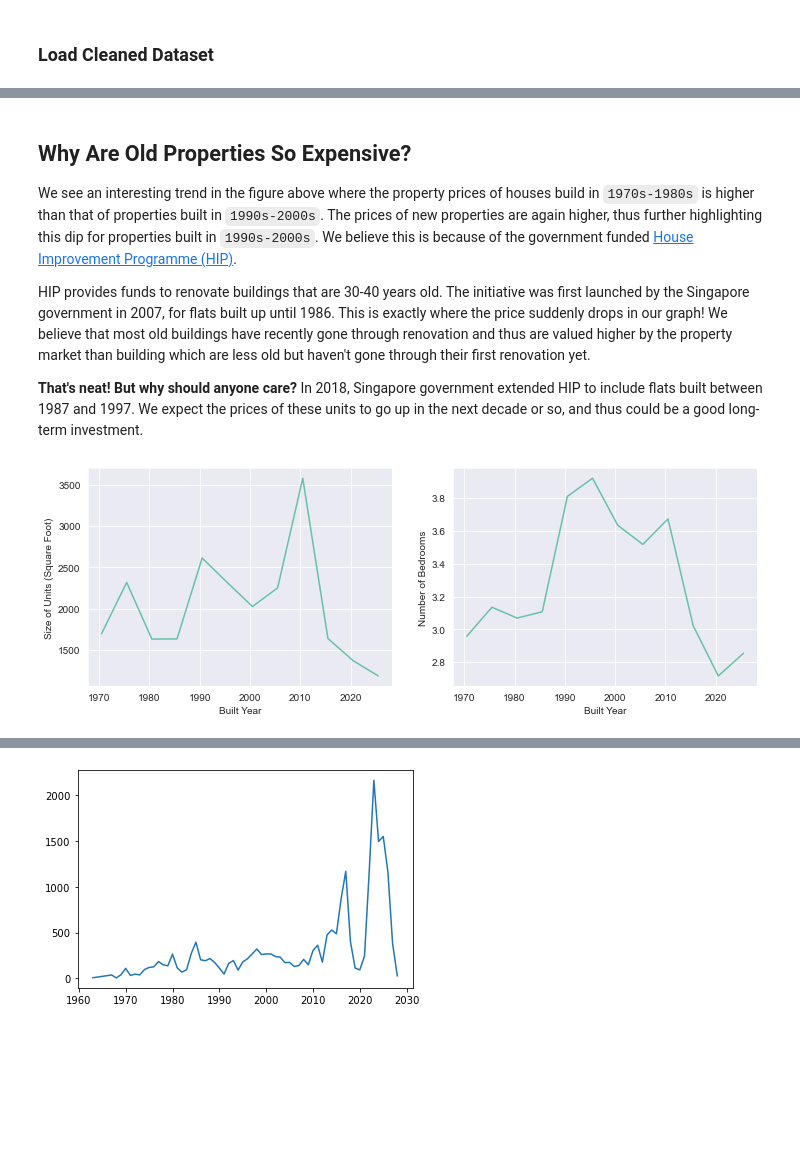
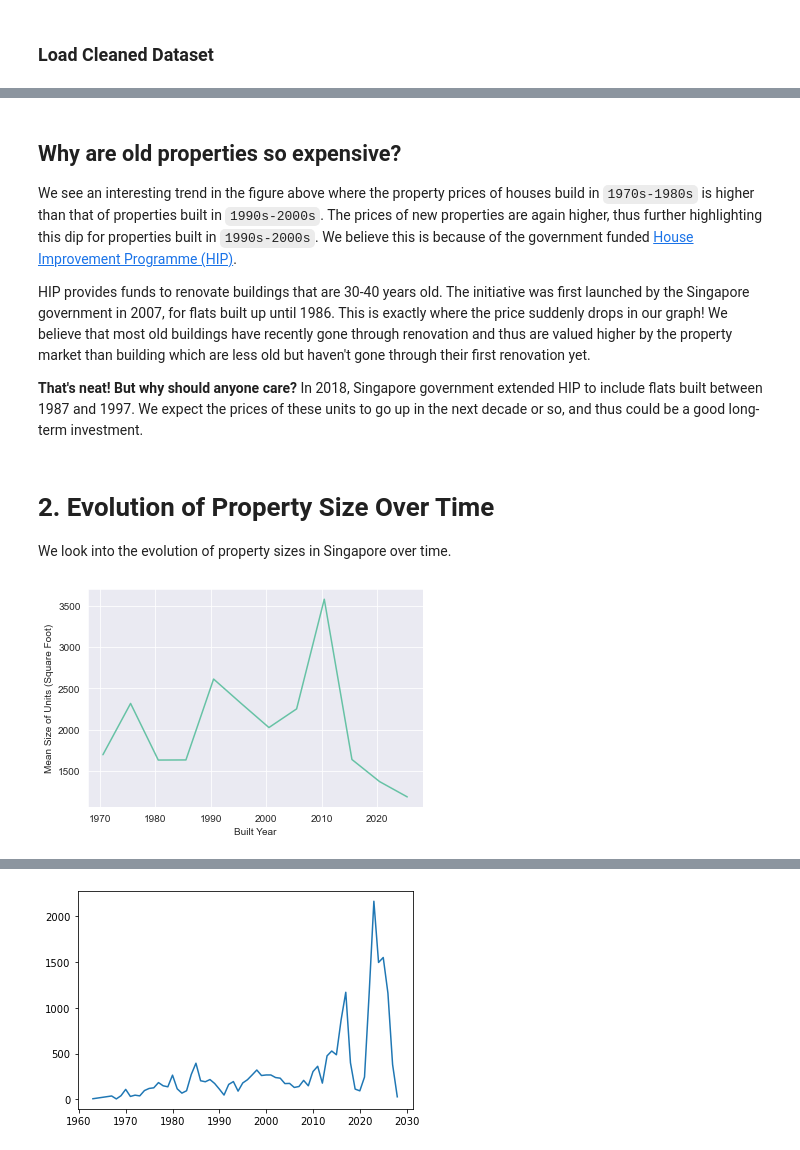
Before and after one commit to atul1696/cs5228-project, a Jupyter notebook: task3.ipynb, the cells around one changed output, grey strips where cells are left out. Cells and saved outputs as stored; diff of their text form; code cells hidden in the pictures; blank space fills up the shorter version.

Commit message:
task 3 unit sizes

```diff
--- a/task3.ipynb
+++ b/task3.ipynb
@@ -68,5 +60,5 @@ plt.show()
 # %% [markdown]
-## Why Are Old Properties So Expensive?
+## Why are old properties so expensive?
 
 We see an interesting trend in the figure above where the property prices of houses build in `1970s-1980s` is higher than that of properties built in `1990s-2000s`. The prices of new properties are again higher, thus further highlighting this dip for properties built in `1990s-2000s`.
 We believe this is because of the government funded [House Improvement Programme (HIP)](https://www.hdb.gov.sg/residential/living-in-an-hdb-flat/sers-and-upgrading-programmes/upgrading-programmes/types/home-improvement-programme-hip).
@@ -74,30 +66,32 @@ We believe this is because of the government funded [House Improvement Programme
 HIP provides funds to renovate buildings that are 30-40 years old. The initiative was first launched by the Singapore government in 2007, for flats built up until 1986. This is exactly where the price suddenly drops in our graph! We believe that most old buildings have recently gone through renovation and thus are valued higher by the property market than building which are less old but haven't gone through their first renovation yet.
 
 **That's neat! But why should anyone care?** In 2018, Singapore government extended HIP to include flats built between 1987 and 1997. We expect the prices of these units to go up in the next decade or so, and thus could be a good long-term investment.
+# %% [markdown]
+# 2. Evolution of Property Size Over Time
+
+We look into the evolution of property sizes in Singapore over time.
 # %%
 built_year, raw_size, num_beds = df['built_year'], df['size_sqft'], df['num_beds']
 
 year_mid, size_mean, beds_mean, num_units = [], [], [], []
 year_range = (int(np.min(built_year)), int(np.max(built_year)))
 for bin_st in range(year_range[0], year_range[1], 5):
     bin_end = bin_st + 5
     bin_index = (built_year < bin_end) & (built_year >= bin_st)
     num_units.append(np.sum(bin_index))
     year_mid.append((bin_st + bin_end)/2)
     size_mean.append(np.mean(raw_size[bin_index]))
     beds_mean.append(np.mean(num_beds[bin_index]))
 
 #### Remove the bin 1963-1968 as it contains only 48 units and skews the visualization for the rest of the trend
 year_mid = year_mid[1:]
 size_mean = size_mean[1:]
 beds_mean = beds_mean[1:]
 
-fig, axs = plt.subplots(ncols=2, figsize=(12,4))
+plt.figure(figsize=(6,4))
 sns.lineplot({"Built Year": year_mid, "Mean Size of Units (Square Foot)": size_mean},
-             x="Built Year", y="Mean Size of Units (Square Foot)", ax=axs[0])
-sns.lineplot({"Built Year": year_mid, "Mean Number of Bedrooms": beds_mean},
-             x="Built Year", y="Mean Number of Bedrooms", ax=axs[1])
+             x="Built Year", y="Mean Size of Units (Square Foot)")
 
 plt.show()
 # %% [output]
-[figure, old version]
+[figure, new version]
```
Also changed, not shown: parts of 6 cells of this notebook, 1 other file.
